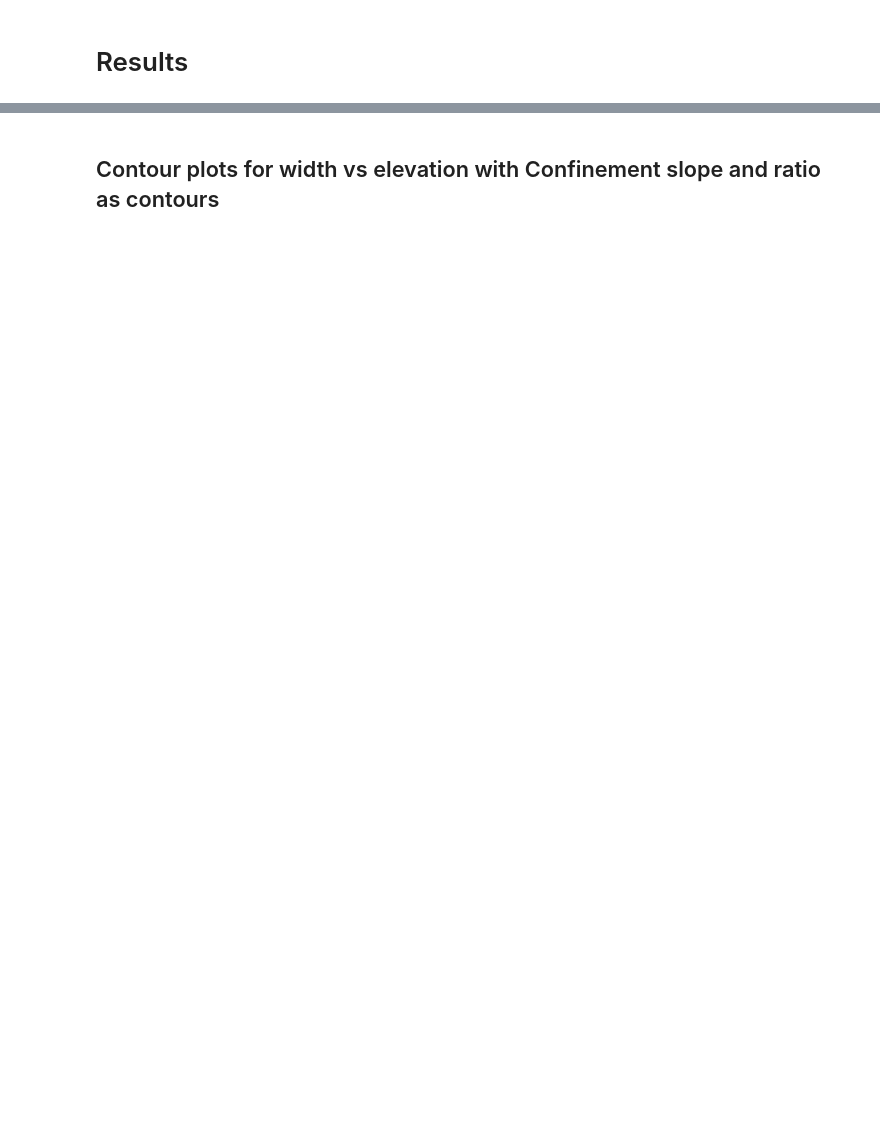
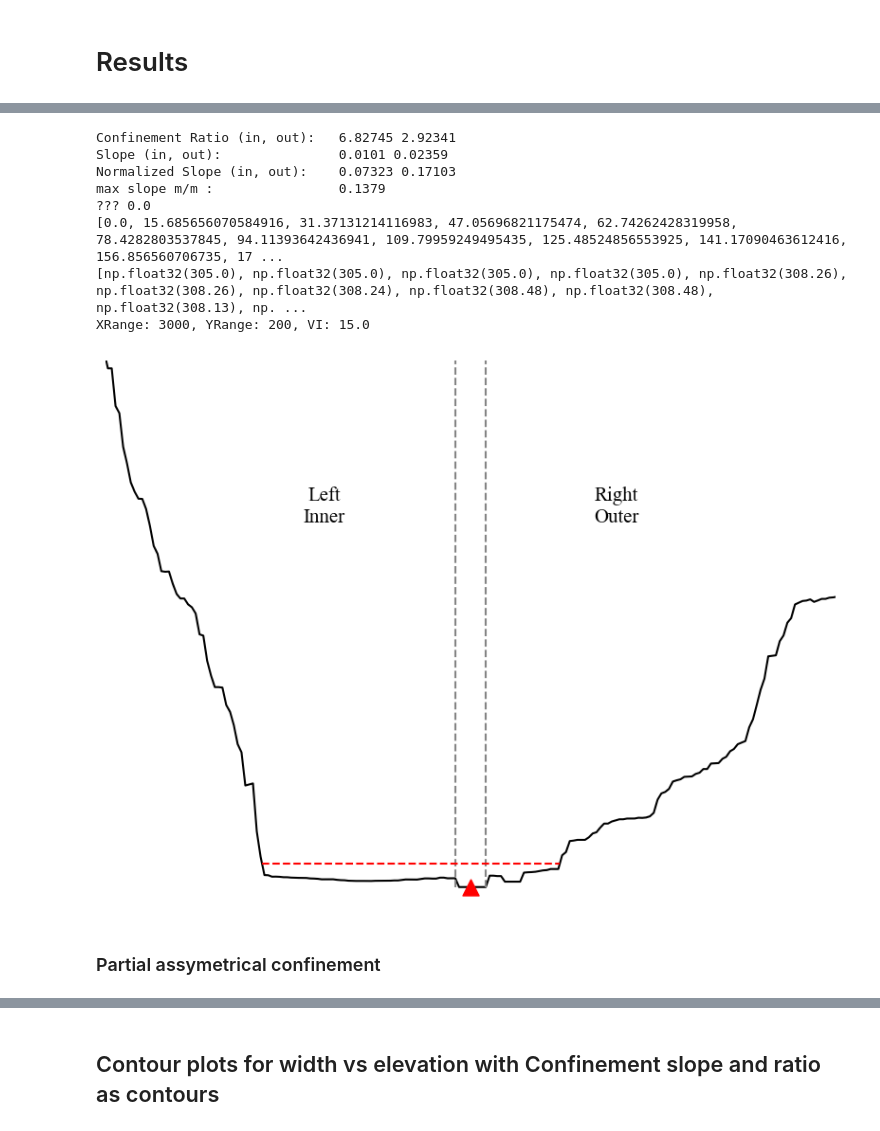
Before and after one commit to niekcde/river-confinement, a Jupyter notebook: pipeline/final_results.ipynb, the cells around one changed output, grey strips where cells are left out. Drawn from its saved outputs; the diff is of its cells as text; code cells hidden in the pictures; blank space fills up the shorter version.

```diff
--- a/pipeline/final_results.ipynb
+++ b/pipeline/final_results.ipynb
@@ -599,0 +737,18 @@ max slope m/m :                1.72093
+# %%
+dfReach_ps, combinedLine, po,pi,cdo, cdi,lineOut, lineInn, leftRightConf, lineSlope, bendHeight,\
+         sin, bendSin,inf, infT, amplitudes, apexPList, apexPOList, curveList, bendLines,\
+                infLines,bendWidths, bendMaxWidths, bendDO, bendLen, bendFacc, reachCRS = run_var_extraction(6072)
+figureType = 'Partial'
+plot(2, dfReach_ps,2, True, False, figureType, hillshade_mode='soft_light', hillshade_alpha=1)
+# %% [output]
+Confinement Ratio (in, out):   6.82745 2.92341
+Slope (in, out):               0.0101 0.02359
+Normalized Slope (in, out):    0.07323 0.17103
+max slope m/m :                0.1379
+??? 0.0
+[0.0, 15.685656070584916, 31.37131214116983, 47.05696821175474, 62.74262428319958, 78.4282803537845, 94.11393642436941, 109.79959249495435, 125.48524856553925, 141.17090463612416, 156.856560706735, 17 ...
+[np.float32(305.0), np.float32(305.0), np.float32(305.0), np.float32(305.0), np.float32(308.26), np.float32(308.26), np.float32(308.24), np.float32(308.48), np.float32(308.48), np.float32(308.13), np. ...
+XRange: 3000, YRange: 200, VI: 15.0
+[figure, added]
+# %% [markdown]
+### Partial assymetrical confinement
```
Also changed, not shown: parts of 39 cells of this notebook.
